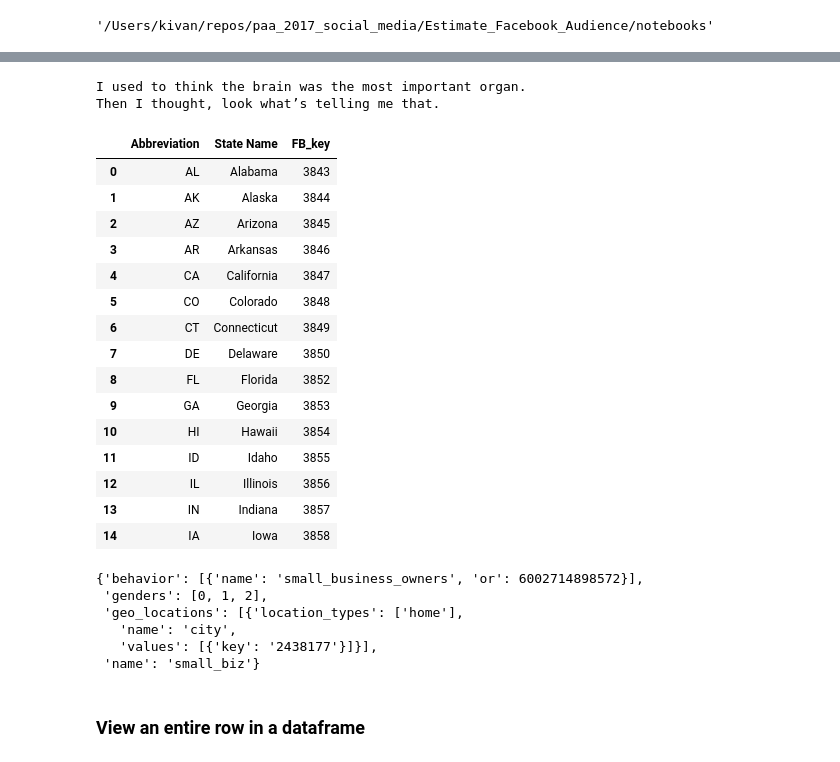
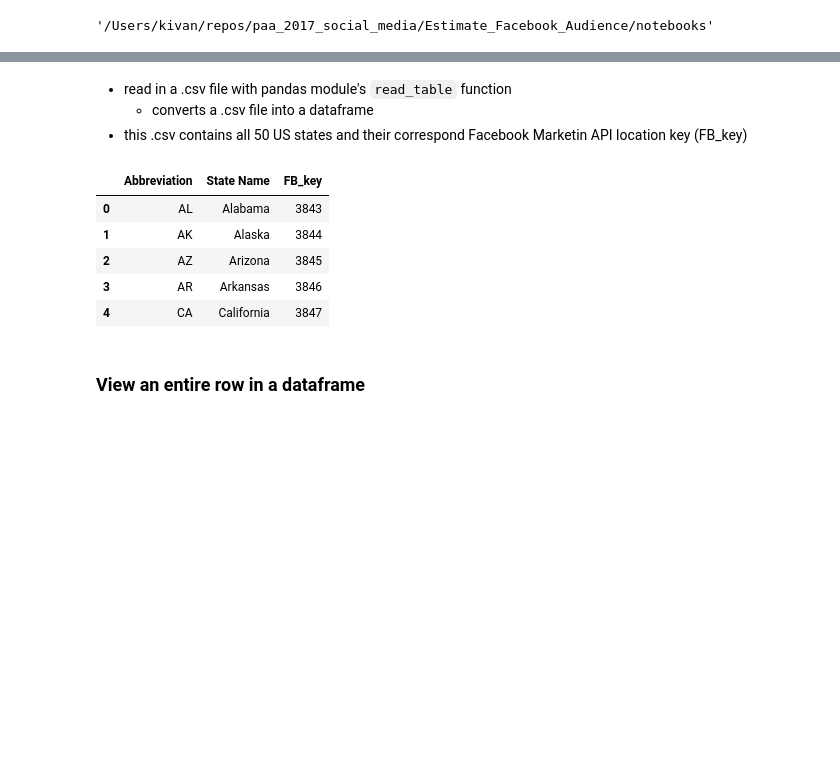
Before and after one commit to CSDE-UW/paa_2017_social_media, a Jupyter notebook: Estimate_Facebook_Audience/notebooks/facebook_demographic_research.ipynb, the cells around one changed output, grey strips where cells are left out. Saved outputs shown, nothing was run; the diff lists cells and outputs as text; code cells hidden in the pictures; blank space fills up the shorter version.

```diff
--- a/Estimate_Facebook_Audience/notebooks/facebook_demographic_research.ipynb
+++ b/Estimate_Facebook_Audience/notebooks/facebook_demographic_research.ipynb
@@ -145,41 +150,17 @@ watcher.print_behaviors_list()
-# %%
-watcher.print_bad_joke()
-# %% [output]
-I used to think the brain was the most important organ.
-Then I thought, look what’s telling me that.
+# %% [markdown]
+- read in a .csv file with pandas module's `read_table` function
+    * converts a .csv file into a dataframe
+- this .csv contains all 50 US states and their correspond Facebook Marketin API location key (FB_key)
 # %%
 US_states = pd.read_table("../data/US_states.csv", sep = ",", header=0)
-US_states.head(15)
+US_states.head()
 # %% [output]
 |  | Abbreviation | State Name | FB_key |
 | 0 | AL | Alabama | 3843 |
 | 1 | AK | Alaska | 3844 |
 | 2 | AZ | Arizona | 3845 |
 | 3 | AR | Arkansas | 3846 |
 | 4 | CA | California | 3847 |
-| 5 | CO | Colorado | 3848 |
-| 6 | CT | Connecticut | 3849 |
-| 7 | DE | Delaware | 3850 |
-| 8 | FL | Florida | 3852 |
-| 9 | GA | Georgia | 3853 |
-| 10 | HI | Hawaii | 3854 |
-| 11 | ID | Idaho | 3855 |
-| 12 | IL | Illinois | 3856 |
-| 13 | IN | Indiana | 3857 |
-| 14 | IA | Iowa | 3858 |
-# %%
-illinois_dic={"name": "small_biz",  "geo_locations": [{"name": "city",
-                                                           "values": [{"key":str(2438177)}],
-                                                          "location_types": ["home"]}],
-          "genders": [0,1,2], "behavior":[{"or": 6002714898572 ,"name": "small_business_owners"}]}
-illinois_dic
-# %% [output]
-{'behavior': [{'name': 'small_business_owners', 'or': 6002714898572}],
- 'genders': [0, 1, 2],
- 'geo_locations': [{'location_types': ['home'],
-   'name': 'city',
-   'values': [{'key': '2438177'}]}],
- 'name': 'small_biz'}
 # %% [markdown]
 ### View an entire row in a dataframe
 # %%
```
Also changed, not shown: parts of 36 cells of this notebook.
